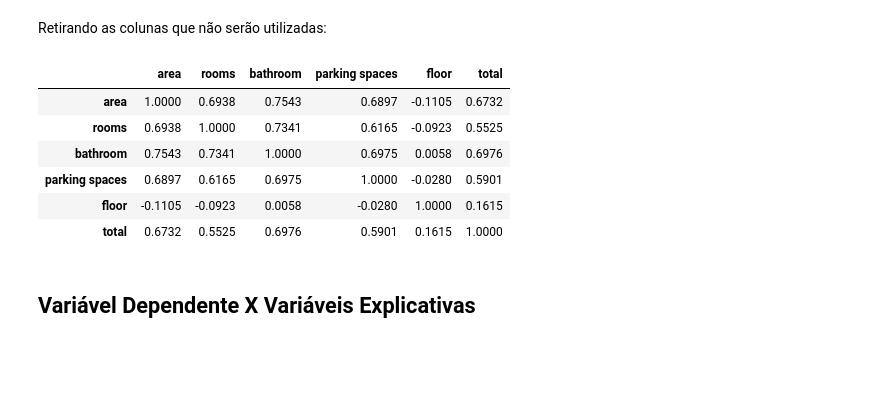
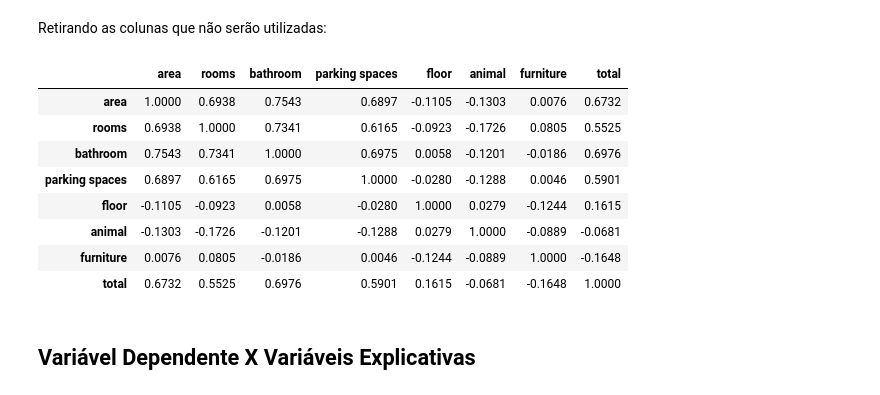
Before and after one commit to IgorFormiga/Data-Science-Projects, a Jupyter notebook: 3_Prediction_Rental_Prices.ipynb, the cells around one changed output. Drawn from its saved outputs; the diff is of its cells as text; code cells hidden in the pictures; blank space fills up the shorter version.

```diff
--- a/3_Prediction_Rental_Prices.ipynb
+++ b/3_Prediction_Rental_Prices.ipynb
@@ -77,15 +80,17 @@ As colunas 'animal' e 'furniture' possuiem uma baixa correlação com o 'total',
 # %% [markdown]
 Retirando as colunas que não serão utilizadas:
 # %%
-dataset.loc[:,['area', 'rooms', 'bathroom', 'parking spaces', 'floor', 'total']].corr().round(4)
+dataset.loc[:,['area', 'rooms', 'bathroom', 'parking spaces', 'floor','animal', 'furniture', 'total']].corr().round(4)
 # %% [output]
-|  | area | rooms | bathroom | parking spaces | floor | total |
-| area | 1.0000 | 0.6938 | 0.7543 | 0.6897 | -0.1105 | 0.6732 |
-| rooms | 0.6938 | 1.0000 | 0.7341 | 0.6165 | -0.0923 | 0.5525 |
-| bathroom | 0.7543 | 0.7341 | 1.0000 | 0.6975 | 0.0058 | 0.6976 |
-| parking spaces | 0.6897 | 0.6165 | 0.6975 | 1.0000 | -0.0280 | 0.5901 |
-| floor | -0.1105 | -0.0923 | 0.0058 | -0.0280 | 1.0000 | 0.1615 |
-| total | 0.6732 | 0.5525 | 0.6976 | 0.5901 | 0.1615 | 1.0000 |
+|  | area | rooms | bathroom | parking spaces | floor | animal | furniture | total |
+| area | 1.0000 | 0.6938 | 0.7543 | 0.6897 | -0.1105 | -0.1303 | 0.0076 | 0.6732 |
+| rooms | 0.6938 | 1.0000 | 0.7341 | 0.6165 | -0.0923 | -0.1726 | 0.0805 | 0.5525 |
+| bathroom | 0.7543 | 0.7341 | 1.0000 | 0.6975 | 0.0058 | -0.1201 | -0.0186 | 0.6976 |
+| parking spaces | 0.6897 | 0.6165 | 0.6975 | 1.0000 | -0.0280 | -0.1288 | 0.0046 | 0.5901 |
+| floor | -0.1105 | -0.0923 | 0.0058 | -0.0280 | 1.0000 | 0.0279 | -0.1244 | 0.1615 |
+| animal | -0.1303 | -0.1726 | -0.1201 | -0.1288 | 0.0279 | 1.0000 | -0.0889 | -0.0681 |
+| furniture | 0.0076 | 0.0805 | -0.0186 | 0.0046 | -0.1244 | -0.0889 | 1.0000 | -0.1648 |
+| total | 0.6732 | 0.5525 | 0.6976 | 0.5901 | 0.1615 | -0.0681 | -0.1648 | 1.0000 |
 # %% [markdown]
 ## Variável Dependente X Variáveis Explicativas
 # %% [markdown]
```
Also changed, not shown: parts of 58 cells of this notebook.
